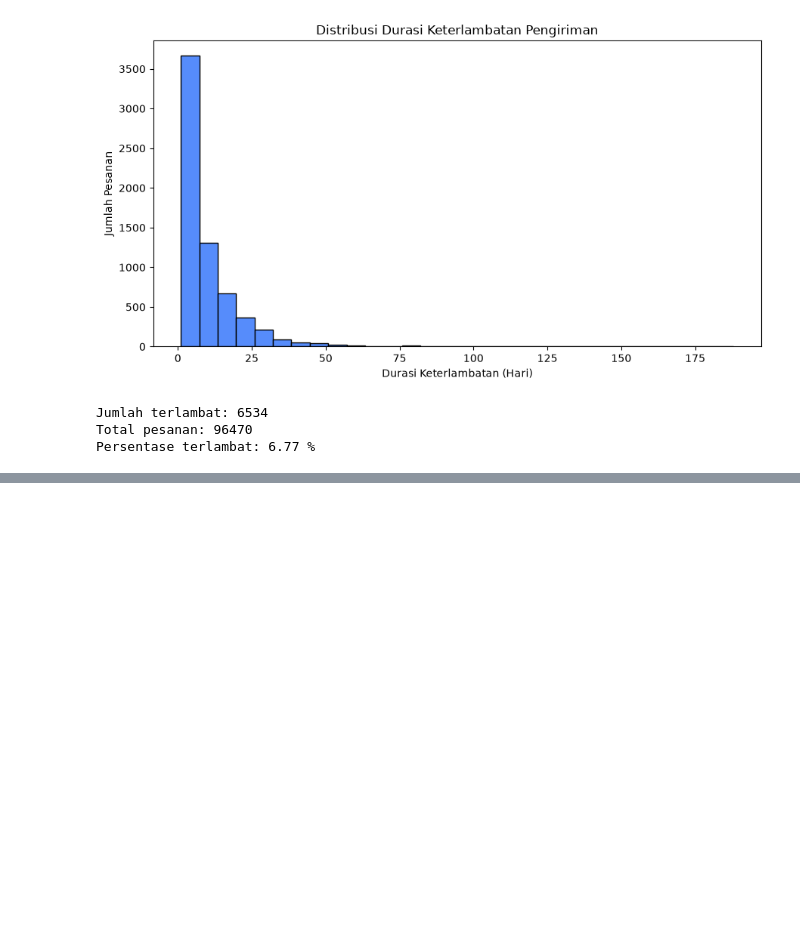
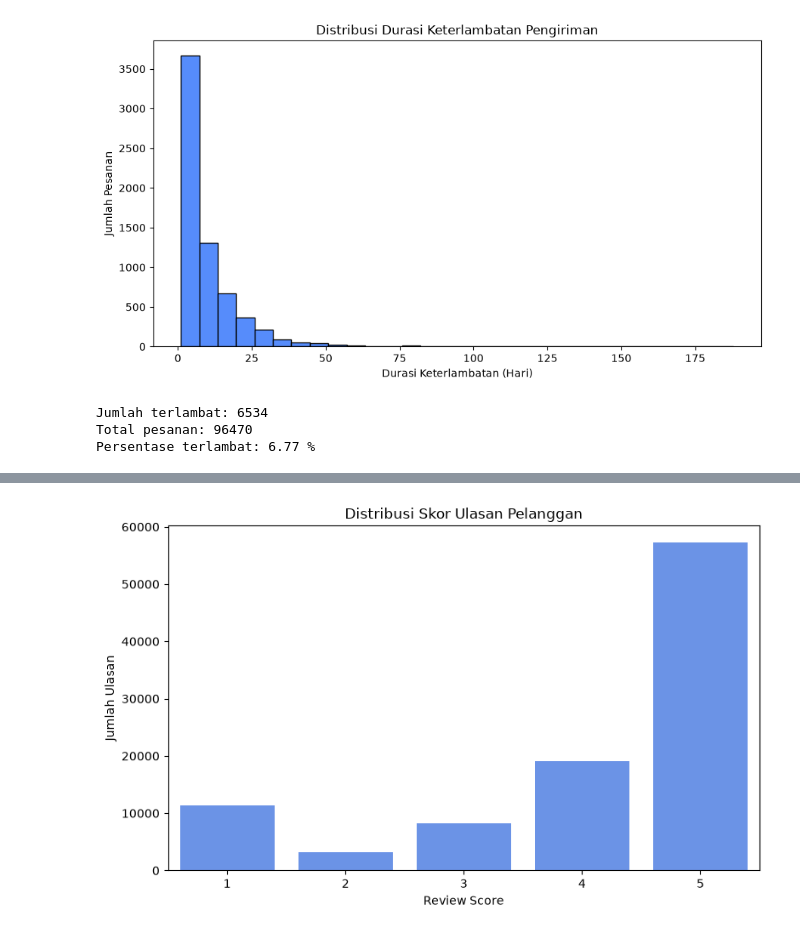
Before and after one commit to cipluk4n/DataScience_Kelompok-apa, a Jupyter notebook: EDA.ipynb, the cells around one changed output, grey strips where cells are left out. Drawn from its saved outputs; the diff is of its cells as text; code cells hidden in the pictures; blank space fills up the shorter version.

Commit message:
distribusi skor ulasan pelanggan

```diff
--- a/EDA.ipynb
+++ b/EDA.ipynb
@@ -223,0 +226,13 @@ Persentase terlambat: 6.77 %
+# %%
+reviews = pd.read_csv("dataset/olist_order_reviews_dataset.csv")
+
+review_count = reviews["review_score"].value_counts().sort_index()
+
+review_table = pd.DataFrame({
+    "Jumlah Ulasan": review_count,
+    "Persentase (%)": (
+        review_count / review_count.sum() * 100
+    ).round(2)
+})
+
+print(review_table)
@@ -223,0 +247,16 @@ Persentase terlambat: 6.77 %
+# %%
+plt.figure(figsize=(8, 5))
+
+sns.countplot(
+    data=reviews,
+    x="review_score"
+)
+
+plt.title("Distribusi Skor Ulasan Pelanggan")
+plt.xlabel("Review Score")
+plt.ylabel("Jumlah Ulasan")
+
+plt.tight_layout()
+plt.show()
+# %% [output]
+[figure, added]
```
Also changed, not shown: parts of 2 cells of this notebook.
